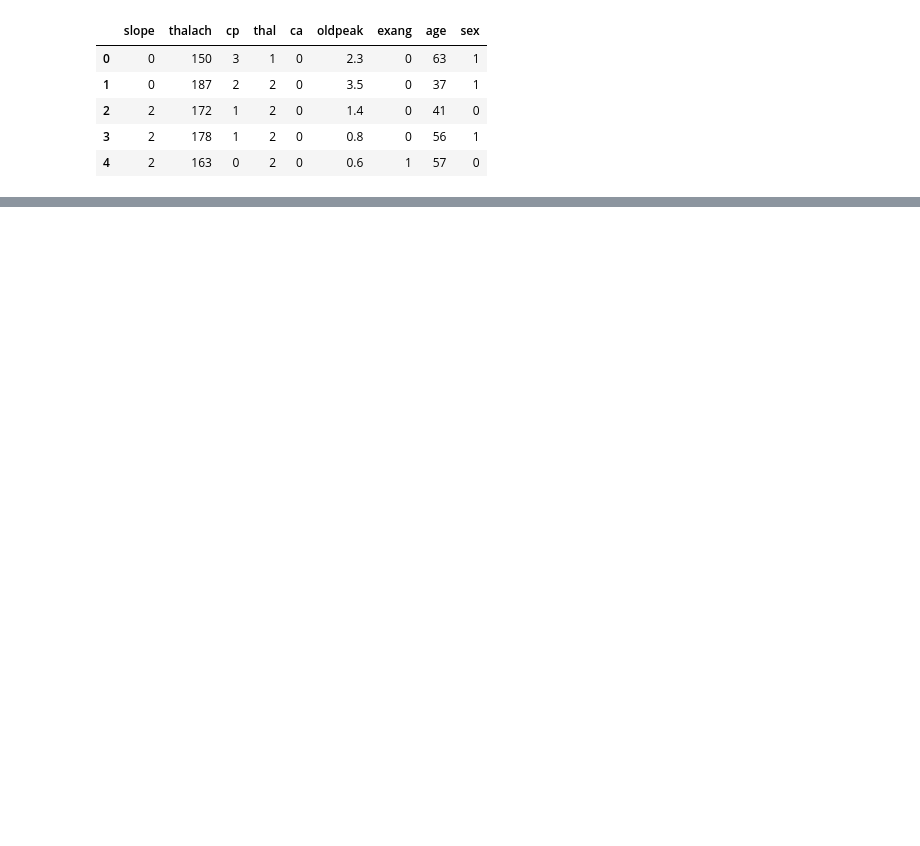
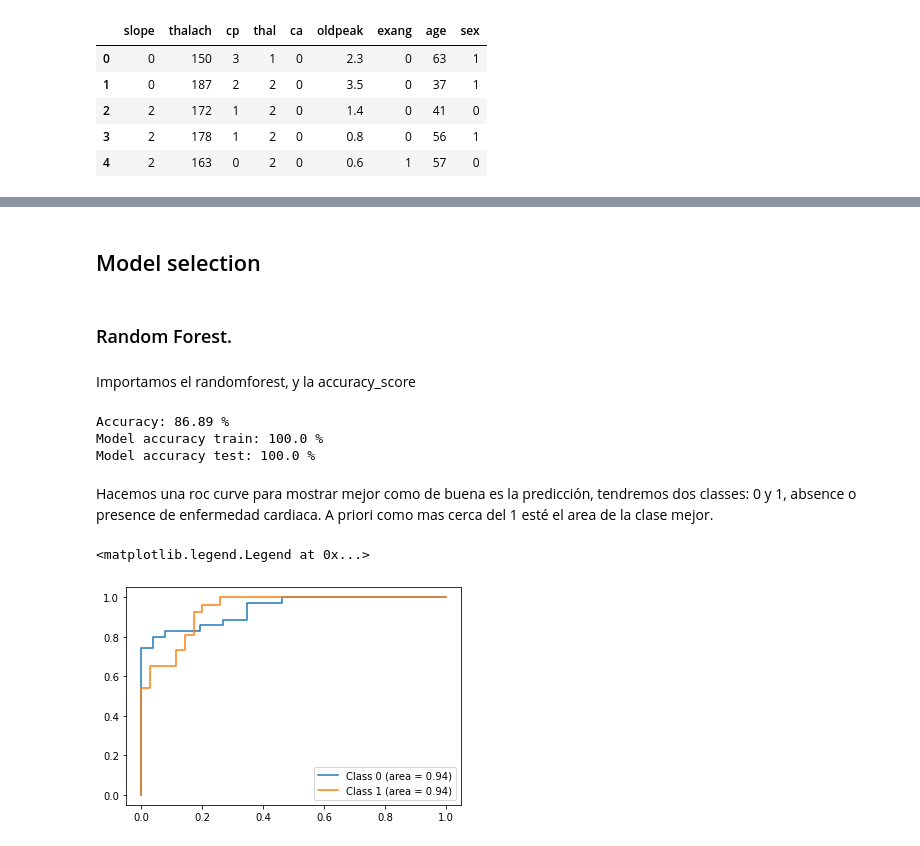
Before and after one commit to imvoctor/APC_heart_desease, a Jupyter notebook: Jupyter/heartkaggle-checkpoint.ipynb, the cells around one changed output, grey strips where cells are left out. Cells and saved outputs as stored; diff of their text form; code cells hidden in the pictures; blank space fills up the shorter version.

```diff
--- a/Jupyter/heartkaggle-checkpoint.ipynb
+++ b/Jupyter/heartkaggle-checkpoint.ipynb
@@ -119,0 +128,3 @@ dataset_y.head()
+# %%
+dataset_y = preprocessing.normalize(dataset_y)
+print(dataset_y)
@@ -120,3 +139,47 @@ dataset_y.head()
 # %%
-x_train, x_test, y_train, y_test = train_test_split(girdi, cikti.values.flatten(), test_size = 0.25, random_state = 10)
-x_train.shape, x_test.shape, y_train.shape, y_test.shape
+x_train, x_test, y_train, y_test = train_test_split(dataset_y, y, test_size = 0.20)
+# %% [markdown]
+## Model selection
+# %% [markdown]
+### Random Forest.
+# %% [markdown]
+Importamos el randomforest, y la accuracy_score
+# %%
+random = RandomForestClassifier(n_estimators=500, random_state = 123)
+random_final = random.fit(x_train, y_train)
+y_pred = random_final.predict(x_test)
+prob = random_final.predict_proba(x_test)
+
+accuracy = round(accuracy_score(y_test, y_pred)*100, 2)
+model_accuracy = round(random_final.score(x_train, y_train)*100,2)
+model_accuracy_test = round(random_final.score(x_test, y_test)*100,2)
+
+
+print('Accuracy:', accuracy, '%')
+print('Model accuracy train:', model_accuracy, '%')
+print('Model accuracy test:', model_accuracy, '%')
+# %% [output]
+Accuracy: 86.89 %
+Model accuracy train: 100.0 %
+Model accuracy test: 100.0 %
+# %% [markdown]
+Hacemos una roc curve para mostrar mejor como de buena es la predicción, tendremos dos classes: 0 y 1, absence o presence de
+enfermedad cardiaca.
+A priori como mas cerca del 1 esté el area de la clase mejor.
+# %%
+fpr = {}
+tpr = {}
+roc_auc = {}
+
+
+for i in range(2):
+    fpr[i], tpr[i],_  = roc_curve(y_test == i, prob[:, i])
+    roc_auc[i] = auc(fpr[i], tpr[i])
+
+plt.figure()
+for i in range(2):
+    plt.plot(fpr[i], tpr[i], label='Class {0} (area = {1:0.2f})' ''.format(i, roc_auc[i]))
+plt.legend()
+# %% [output]
+<matplotlib.legend.Legend at 0x...>
+[figure, added]
```
Also changed, not shown: parts of 14 cells of this notebook.
